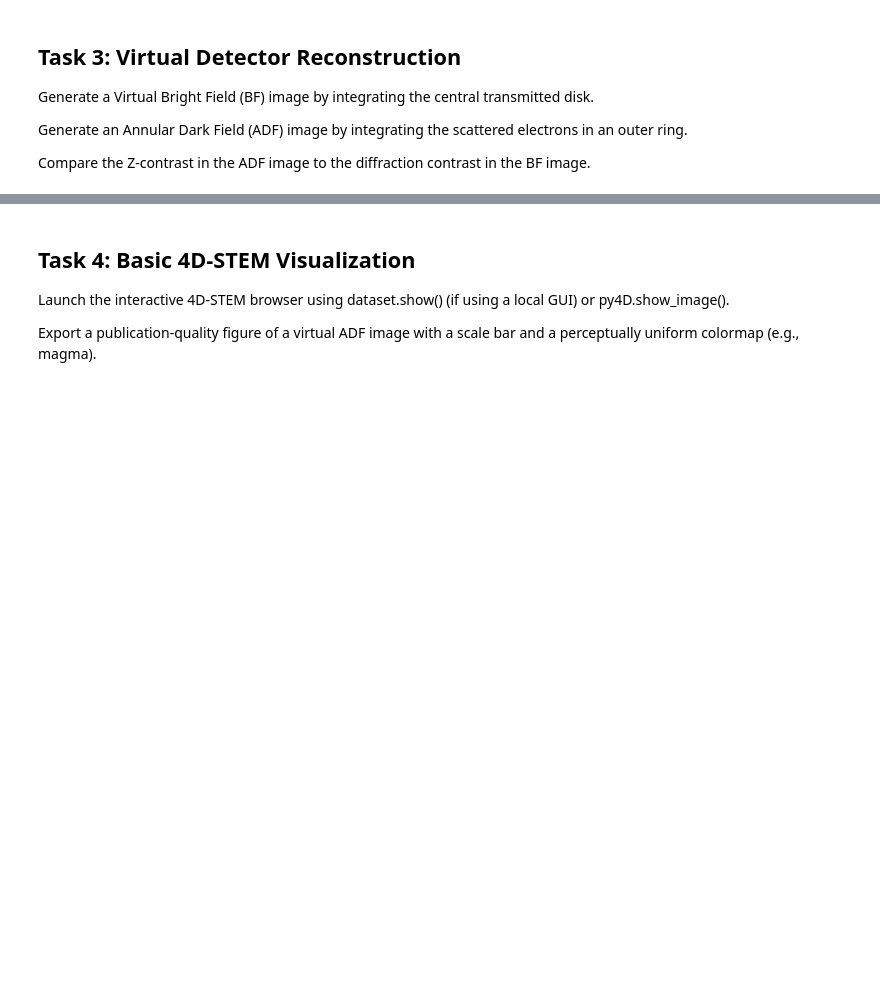
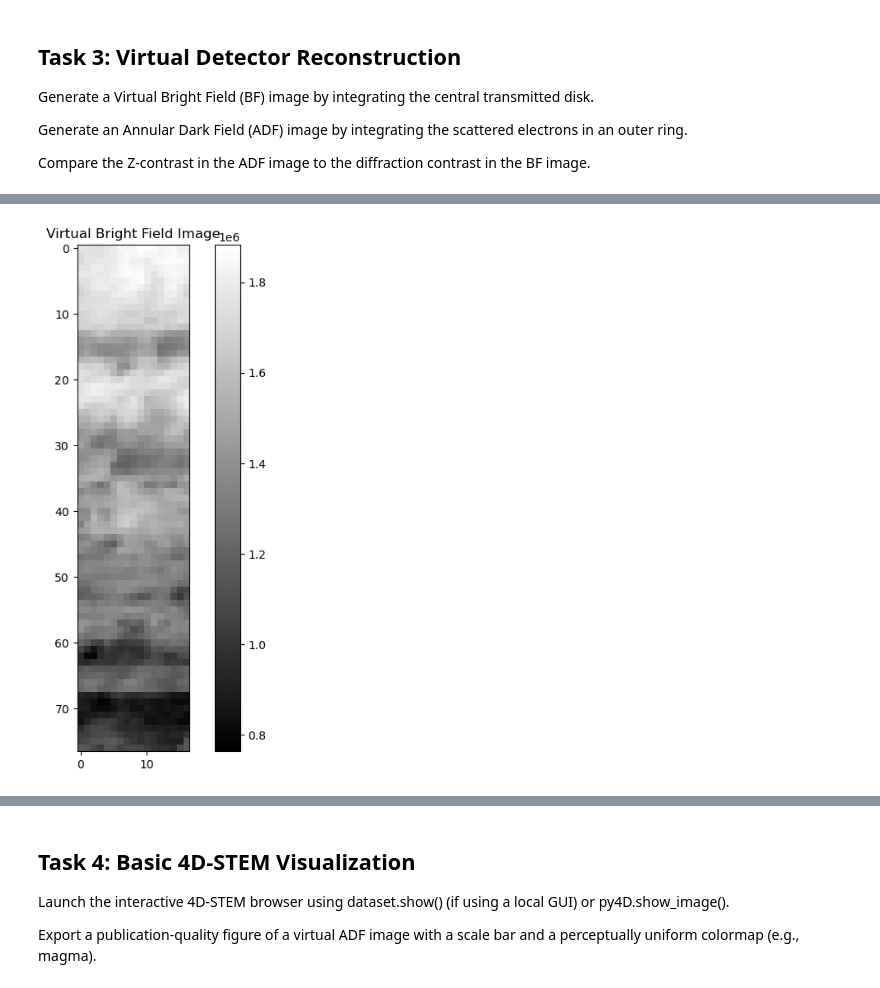
Before and after one commit to ginocangialosi/MATSCI465_GinoCangialosi, a Jupyter notebook: Week_02/assignments/assignment_02_setup.ipynb, the cells around one changed output, grey strips where cells are left out. Drawn from its saved outputs; the diff is of its cells as text; code cells hidden in the pictures; blank space fills up the shorter version.

```diff
--- a/Week_02/assignments/assignment_02_setup.ipynb
+++ b/Week_02/assignments/assignment_02_setup.ipynb
@@ -183,4 +254,95 @@ Generate an Annular Dark Field (ADF) image by integrating the scattered electron
 
 Compare the Z-contrast in the ADF image to the diffraction contrast in the BF image.
 # %%
-# Your code here
+#Used Claude to help generate/troubleshoot code and compare the z-contrast to the diffraction contrast
+import py4DSTEM
+import numpy as np
+
+
+
+#Virtual image information for the bright field image
+virtual_img_obj = dataset.get_virtual_image(
+    mode='circle',
+    geometry=((0, 0), 10),  # ((center_x, center_y), radius)
+    centered=True,
+    calibrated=False, #kept this as false because don't have real calibration data; need to find how to get
+    shift_center=False, #want to ask about this
+    subpixel=False,
+    verbose=True,
+    dask=False,
+    return_mask=False,
+    returncalc=True,
+)
+
+#Extracting the data array from the VirtualImage object
+img = virtual_img_obj.data
+
+print("Virtual image shape:", img.shape)
+print("Virtual image dtype:", img.dtype)
+
+#Plot the bright field image
+plt.figure(figsize=(8, 8))
+plt.imshow(img, cmap='gray')
+plt.title('Virtual Bright Field Image')
+plt.colorbar()
+plt.show()
+
+
+#Stating variables needed for the annular geometry
+#Note: inner_radius should be larger than your BF radius (e.g., >10)
+#outer_radius captures the scattered signal
+inner_r = 40
+outer_r = 100
+vdf_geometry = ((qx0_mean, qy0_mean), (inner_r, outer_r))
+
+print(f"Generating VDF with annulus: {inner_r} to {outer_r} pixels")
+
+vdf_obj = dataset.get_virtual_image(
+    mode='annular',
+    geometry=vdf_geometry, # Pass ((x,y), (r_in, r_out))
+    centered=True,
+    calibrated=False,
+    shift_center=False, #want to ask about this
+    returncalc=True,
+)
+
+#Extract and Plot
+vdf_img = vdf_obj.data
+
+fig, ax = plt.subplots(figsize=(8, 8))
+im = ax.imshow(vdf_img, cmap='magma') # 'magma' or 'inferno' are great for DF
+ax.set_title(f'Virtual Dark Field ({inner_r}-{outer_r} px)')
+plt.colorbar(im)
+plt.show()
+
+#Comparison of bright and dark field
+import numpy as np
+import matplotlib.pyplot as plt
+
+#Normalizes the images for fair comparison (0 to 1 scale)
+bf_norm = (img - img.min()) / (img.max() - img.min())
+vdf_norm = (vdf_img - vdf_img.min()) / (vdf_img.max() - vdf_img.min())
+
+#Define a line for the profile (y-coordinate, then start_x to end_x)
+row_idx = scan_shape[0] // 2  # Middle of the image
+line_profile_bf = bf_norm[row_idx, :]
+line_profile_vdf = vdf_norm[row_idx, :]
+
+#Plotting
+fig, (ax1, ax2) = plt.subplots(2, 1, figsize=(10, 8))
+
+#Show where the line is
+ax1.imshow(vdf_norm, cmap='magma')
+ax1.axhline(row_idx, color='white', linestyle='--')
+ax1.set_title("ADF Image with Profile Line")
+
+#Plot the profiles
+ax2.plot(line_profile_bf, label='BF (Diffraction/Phase)', color='blue')
+ax2.plot(line_profile_vdf, label='ADF (Z-Contrast/Mass)', color='orange')
+ax2.set_xlabel("Pixel Position")
+ax2.set_ylabel("Normalized Intensity")
+ax2.legend()
+
+plt.tight_layout()
+plt.show()
+# %% [output]
@@ -186,0 +351 @@ Compare the Z-contrast in the ADF image to the diffraction contrast in the BF im
+[figure, added]
```
Also changed, not shown: parts of 5 cells of this notebook, 1 other file.
